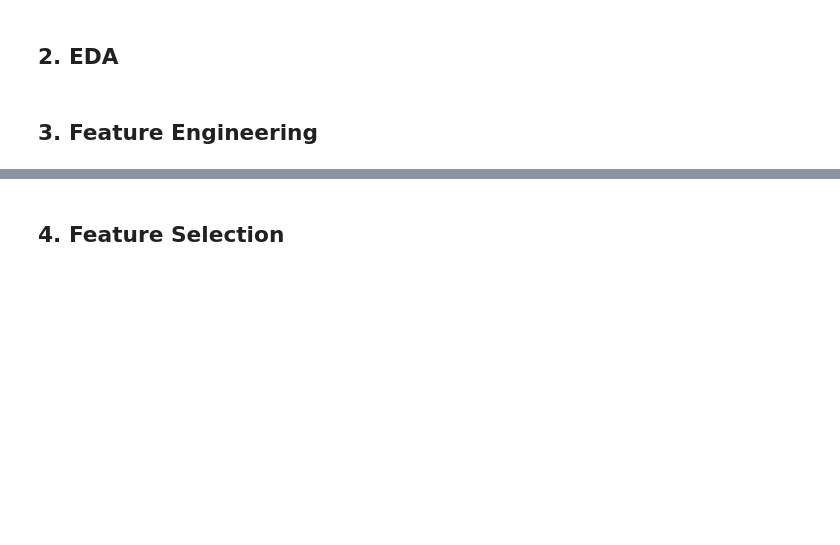
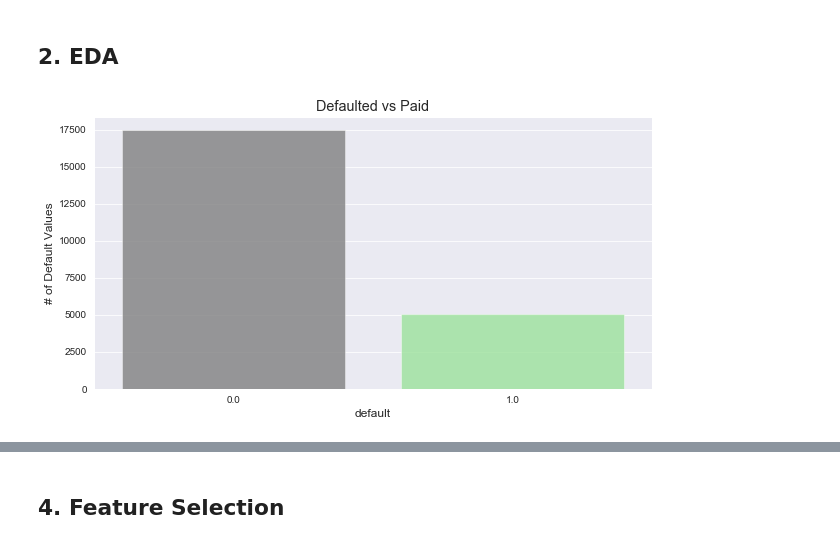
Before and after one commit to drdips/nyc-mhtn-ds-051120-lectures, a Jupyter notebook: Mod_3/bake_off/classification-bakeoff-template-Copy1.ipynb, the cells around one changed output, grey strips where cells are left out. Saved outputs shown, nothing was run; the diff lists cells and outputs as text; code cells hidden in the pictures; blank space fills up the shorter version.

```diff
--- a/Mod_3/bake_off/classification-bakeoff-template-Copy1.ipynb
+++ b/Mod_3/bake_off/classification-bakeoff-template-Copy1.ipynb
@@ -112 +135,3 @@ df.drop(df[df['LIMIT_BAL']=='LIMIT_BAL'].index, inplace=True)
+# %%
+df=df.astype(float)
 # %%
@@ -131,0 +169,5 @@ AttributeError: 'DataFrame' object has no attribute 'Y'
+# %%
+df['EDUCATION']=np.where(df['EDUCATION']>4,4,df['EDUCATION'])
+df['EDUCATION']=np.where(df['EDUCATION']<1,4,df['EDUCATION'])
+# %%
+df['MARRIAGE']=np.where(df['MARRIAGE']<1,3,df['MARRIAGE'])
@@ -132,3 +189,5 @@ AttributeError: 'DataFrame' object has no attribute 'Y'
+# %%
+df = pd.get_dummies(df, columns=['SEX', 'EDUCATION', 'MARRIAGE'], drop_first=True)
 # %%
 from sklearn.model_selection import train_test_split
 # %%
@@ -144,4 +207,12 @@ X.iloc[[0]]
 # %% [markdown]
 ## 2. EDA
-# %% [markdown]
-## 3. Feature Engineering
+# %%
+y = df['default']
+sns.set_style('darkgrid')
+plt.figure(figsize = (10,5))
+sns.countplot(y, alpha =.80, palette= ['grey','lightgreen'])
+plt.title('Defaulted vs Paid')
+plt.ylabel('# of Default Values')
+plt.show()
+# %% [output]
+[figure, added]
```
Also changed, not shown: parts of 74 cells of this notebook, 6 other files.
